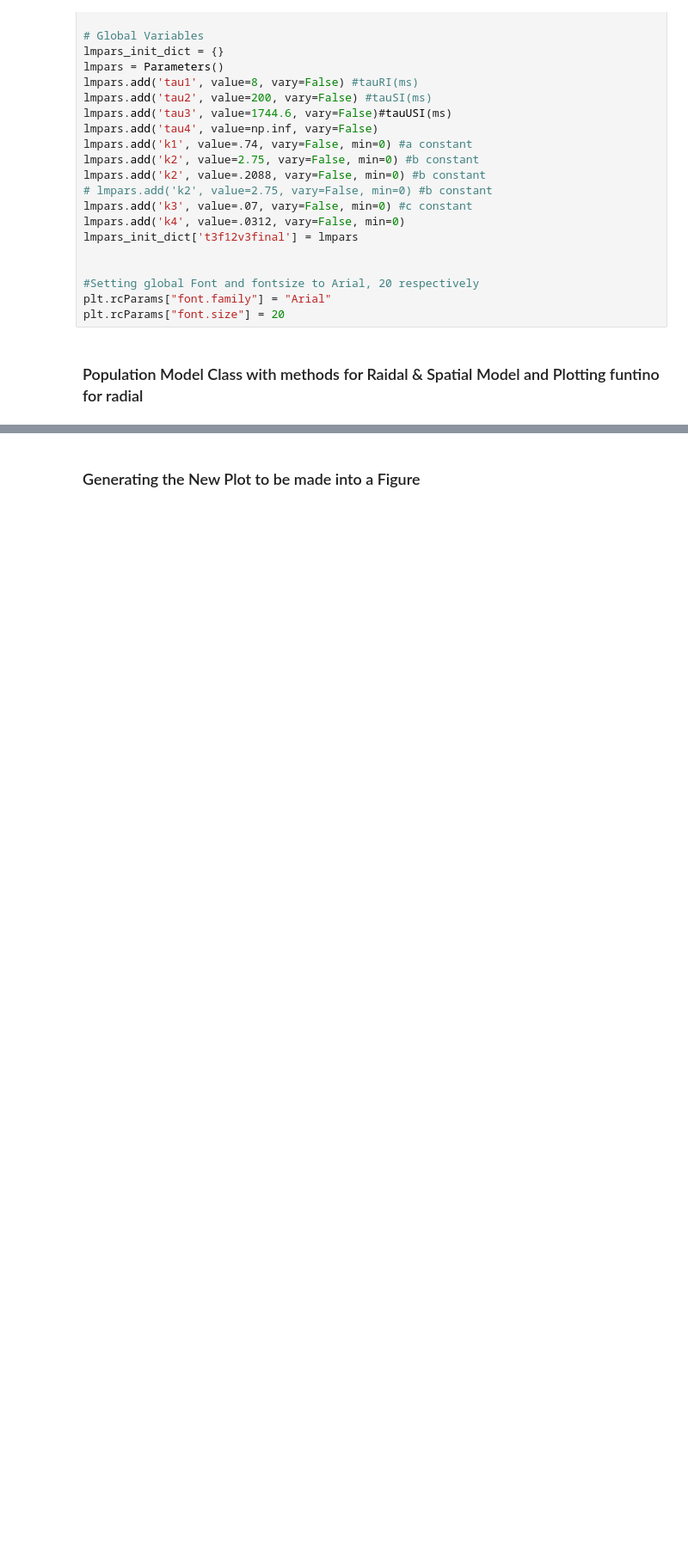
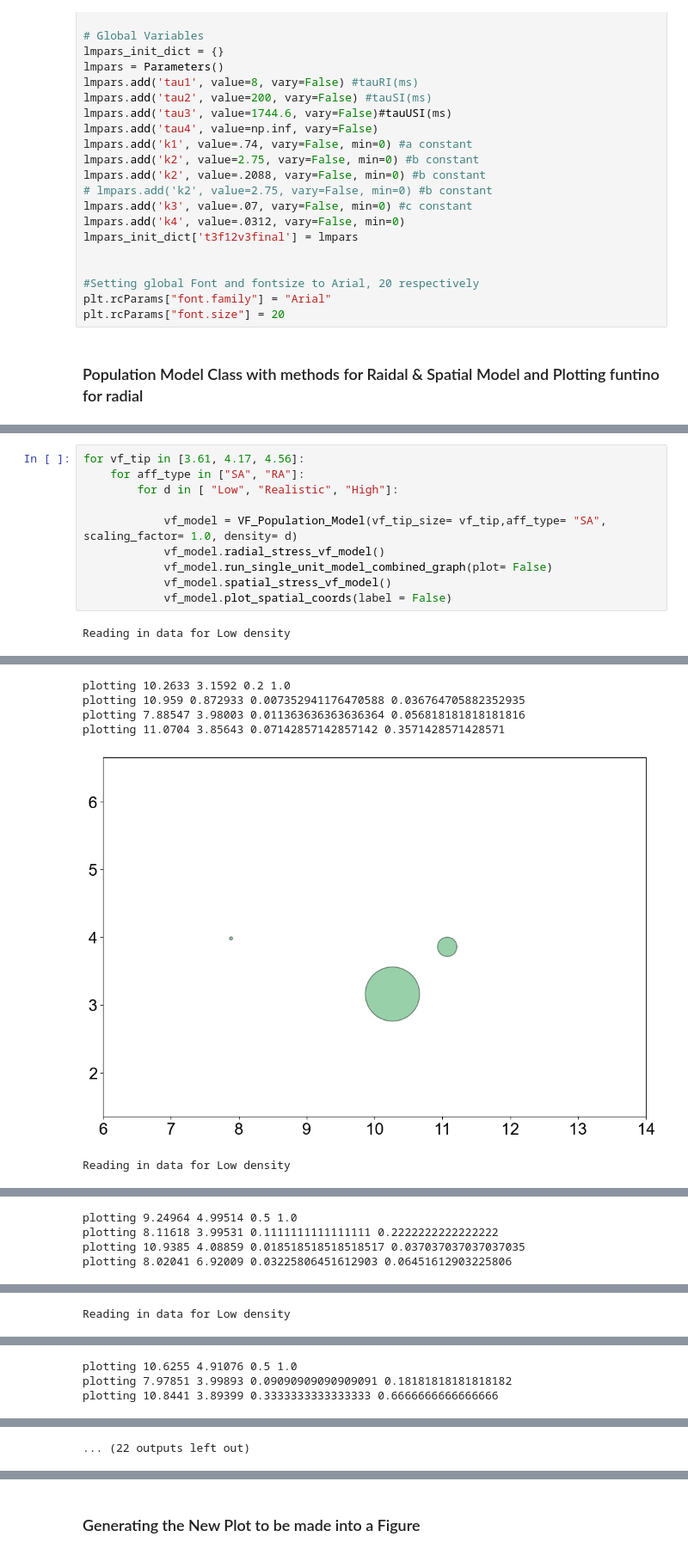
Before and after one commit to abhinavp5/NeuralEncodingModel, a Jupyter notebook: vf_popul_model.ipynb, the cells around one changed output, grey strips where cells are left out. Shown: that part at 86% size. Drawn from its saved outputs; the diff is of its cells as text; blank space fills up the shorter version.

```diff
--- a/vf_popul_model.ipynb
+++ b/vf_popul_model.ipynb
@@ -1134,0 +1136,12 @@ class VF_Population_Model:
+# %%
+for vf_tip in [3.61, 4.17, 4.56]:
+    for aff_type in ["SA", "RA"]:
+        for d in [ "Low", "Realistic", "High"]:
+
+            vf_model = VF_Population_Model(vf_tip_size= vf_tip,aff_type= "SA", scaling_factor= 1.0, density= d)
+            vf_model.radial_stress_vf_model()
+            vf_model.run_single_unit_model_combined_graph(plot= False)
+            vf_model.spatial_stress_vf_model()
+            vf_model.plot_spatial_coords(label = False)
+# %% [output]
+Reading in data for Low density
@@ -1134,0 +1149,6 @@ class VF_Population_Model:
+plotting 10.2633 3.1592 0.2 1.0
+plotting 10.959 0.872933 0.007352941176470588 0.036764705882352935
+plotting 7.88547 3.98003 0.011363636363636364 0.056818181818181816
+plotting 11.0704 3.85643 0.07142857142857142 0.3571428571428571
+[figure, added]
+Reading in data for Low density
@@ -1134,0 +1156,4 @@ class VF_Population_Model:
+plotting 9.24964 4.99514 0.5 1.0
+plotting 8.11618 3.99531 0.1111111111111111 0.2222222222222222
+plotting 10.9385 4.08859 0.018518518518518517 0.037037037037037035
+plotting 8.02041 6.92009 0.03225806451612903 0.06451612903225806
@@ -1134,0 +1161 @@ class VF_Population_Model:
+Reading in data for Low density
@@ -1134,0 +1163,3 @@ class VF_Population_Model:
+plotting 10.6255 4.91076 0.5 1.0
+plotting 7.97851 3.99893 0.09090909090909091 0.18181818181818182
+plotting 10.8441 3.89399 0.3333333333333333 0.6666666666666666
@@ -1134,0 +1167 @@ class VF_Population_Model:
+... (22 outputs left out)
```
Also changed, not shown: parts of 10 cells of this notebook, 26 other files.
